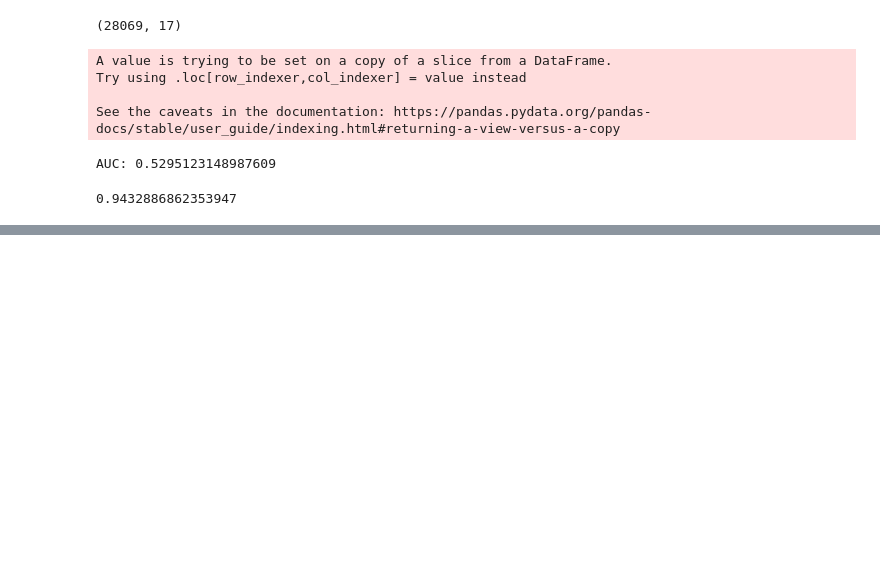
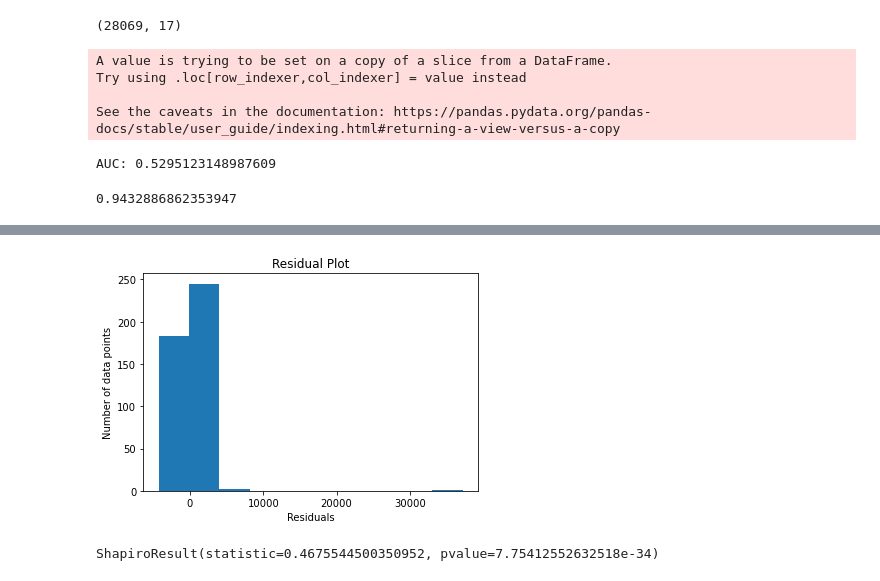
Before and after one commit to naveenverse/code, a Jupyter notebook: regression_analysis.ipynb, the cells around one changed output, grey strips where cells are left out. Drawn from its saved outputs; the diff is of its cells as text; code cells hidden in the pictures; blank space fills up the shorter version.

```diff
--- a/regression_analysis.ipynb
+++ b/regression_analysis.ipynb
@@ -587,0 +648,21 @@ plt.show()
+# %%
+import matplotlib.pyplot as plt
+
+# Calculate the residuals
+residuals = y_test - model.predict(X_test)
+
+# Plot the residuals
+plt.hist(residuals)
+
+# Set the labels and title
+plt.xlabel('Residuals')
+plt.ylabel('Number of data points')
+plt.title('Residual Plot')
+
+# Show the plot
+plt.show()
+
+print(st.shapiro(residuals))
+# %% [output]
+[figure, added]
+ShapiroResult(statistic=0.4675544500350952, pvalue=7.75412552632518e-34)
```
Also changed, not shown: parts of 29 cells of this notebook.
